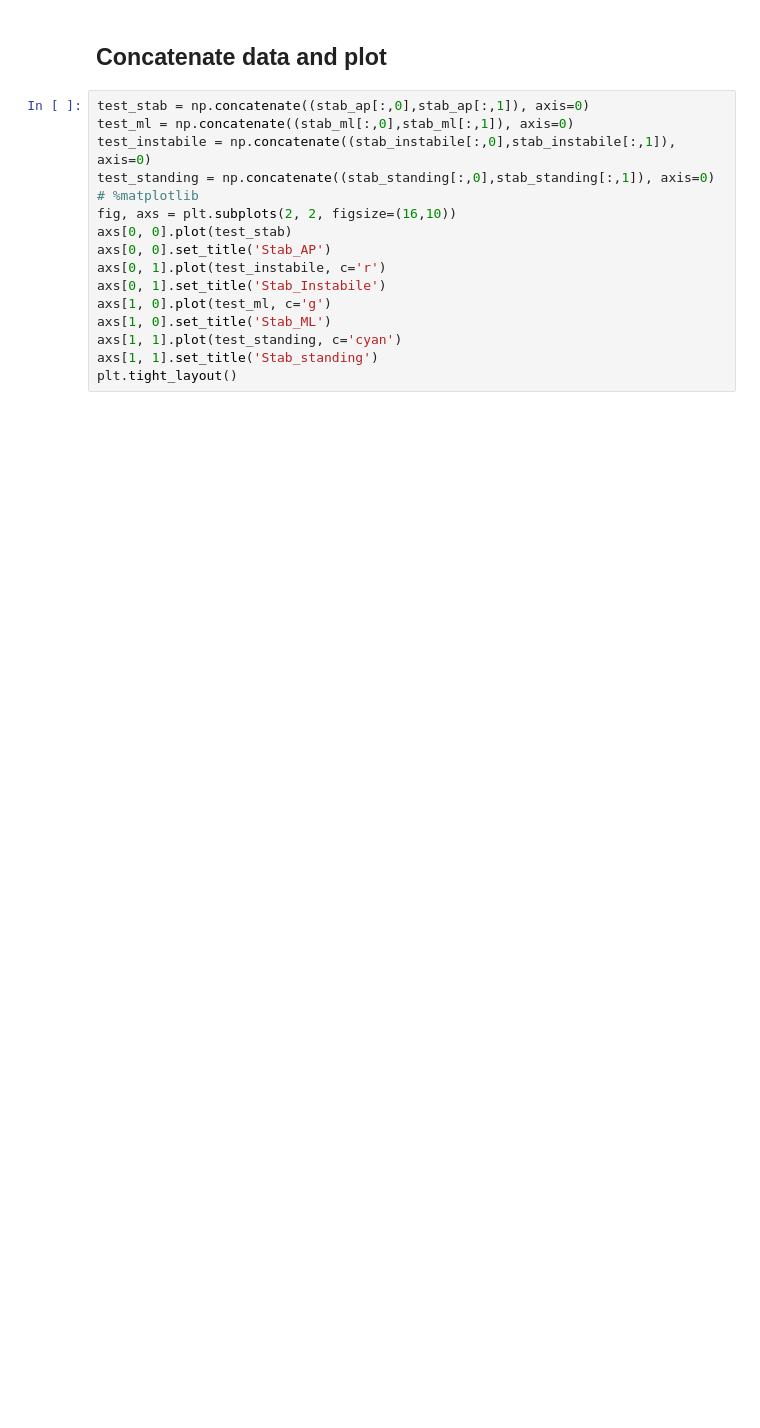
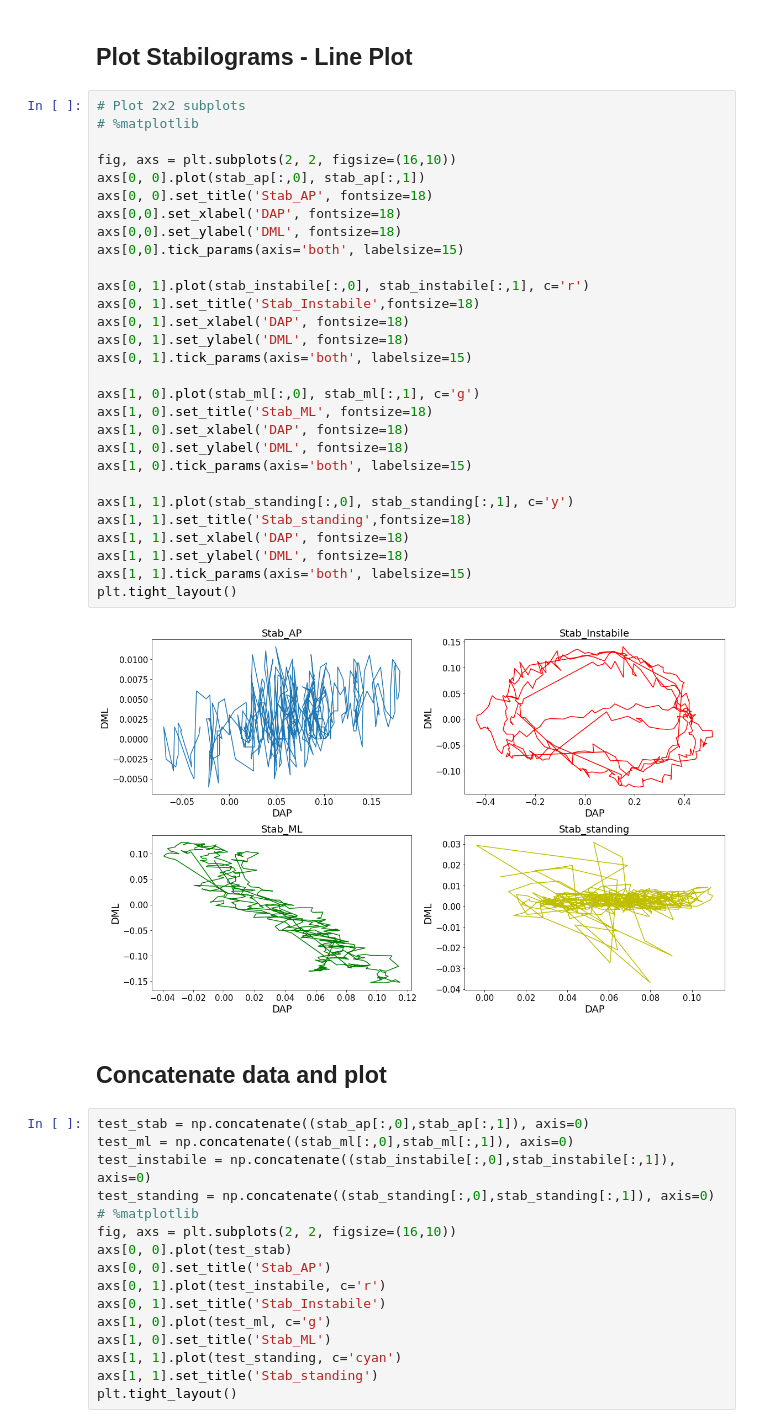
Before and after one commit to veysiadn/postural_sway_analysis, a Jupyter notebook: postural_sway_data_initial_analysis.ipynb, the cells around one changed output. Cells and saved outputs as stored; diff of their text form; blank space fills up the shorter version.

```diff
--- a/postural_sway_data_initial_analysis.ipynb
+++ b/postural_sway_data_initial_analysis.ipynb
@@ -151,3 +153,36 @@ plt.tight_layout()
+# %% [markdown]
+## Plot Stabilograms - Line Plot
+# %%
+# Plot 2x2 subplots
+# %matplotlib
+
+fig, axs = plt.subplots(2, 2, figsize=(16,10))
+axs[0, 0].plot(stab_ap[:,0], stab_ap[:,1])
+axs[0, 0].set_title('Stab_AP', fontsize=18)
+axs[0,0].set_xlabel('DAP', fontsize=18)
+axs[0,0].set_ylabel('DML', fontsize=18)
+axs[0,0].tick_params(axis='both', labelsize=15)
+
+axs[0, 1].plot(stab_instabile[:,0], stab_instabile[:,1], c='r')
+axs[0, 1].set_title('Stab_Instabile',fontsize=18)
+axs[0, 1].set_xlabel('DAP', fontsize=18)
+axs[0, 1].set_ylabel('DML', fontsize=18)
+axs[0, 1].tick_params(axis='both', labelsize=15)
+
+axs[1, 0].plot(stab_ml[:,0], stab_ml[:,1], c='g')
+axs[1, 0].set_title('Stab_ML', fontsize=18)
+axs[1, 0].set_xlabel('DAP', fontsize=18)
+axs[1, 0].set_ylabel('DML', fontsize=18)
+axs[1, 0].tick_params(axis='both', labelsize=15)
+
+axs[1, 1].plot(stab_standing[:,0], stab_standing[:,1], c='y')
+axs[1, 1].set_title('Stab_standing',fontsize=18)
+axs[1, 1].set_xlabel('DAP', fontsize=18)
+axs[1, 1].set_ylabel('DML', fontsize=18)
+axs[1, 1].tick_params(axis='both', labelsize=15)
+plt.tight_layout()
+# %% [output]
+[figure, added]
 # %% [markdown]
 ## Concatenate data and plot
 # %%
```
Also changed, not shown: parts of 23 cells of this notebook.
